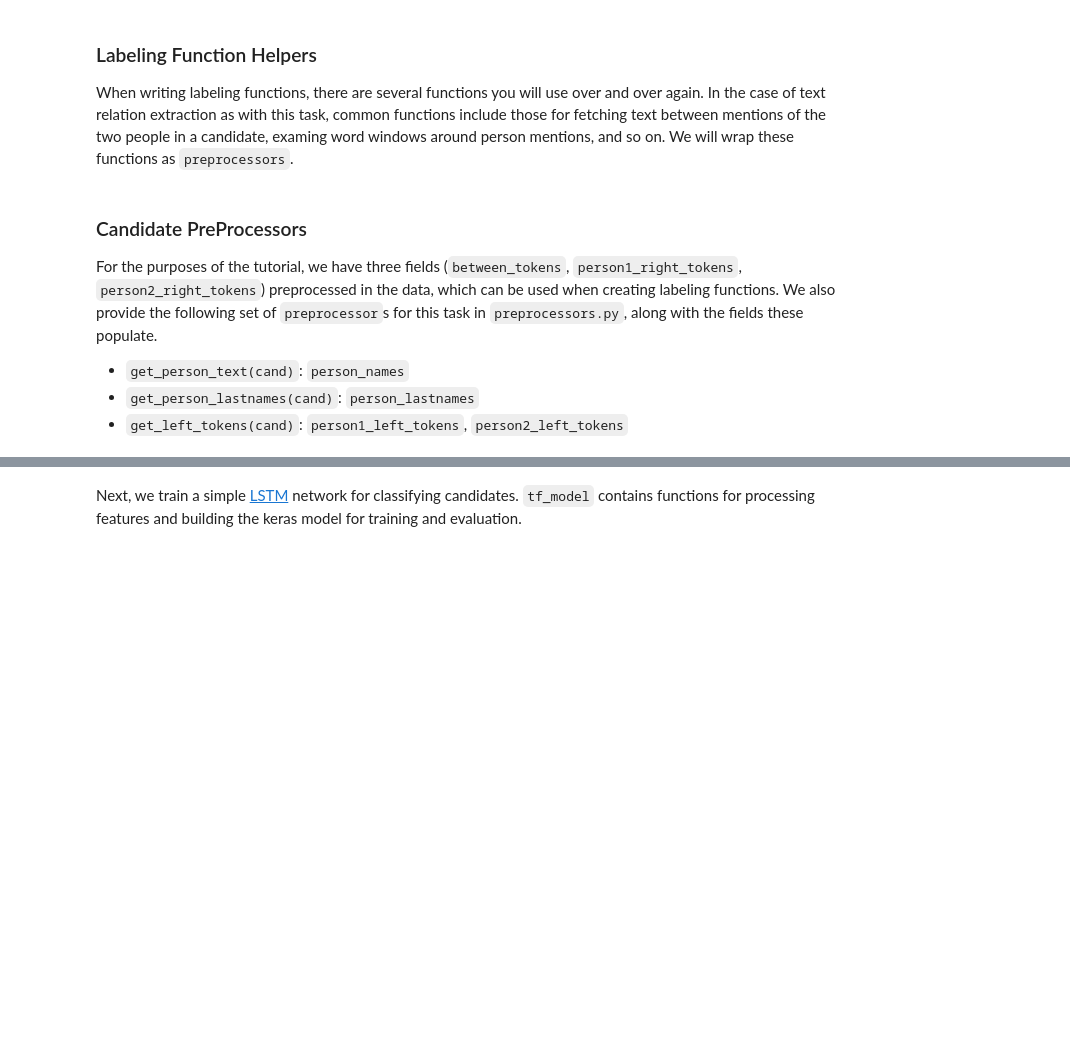
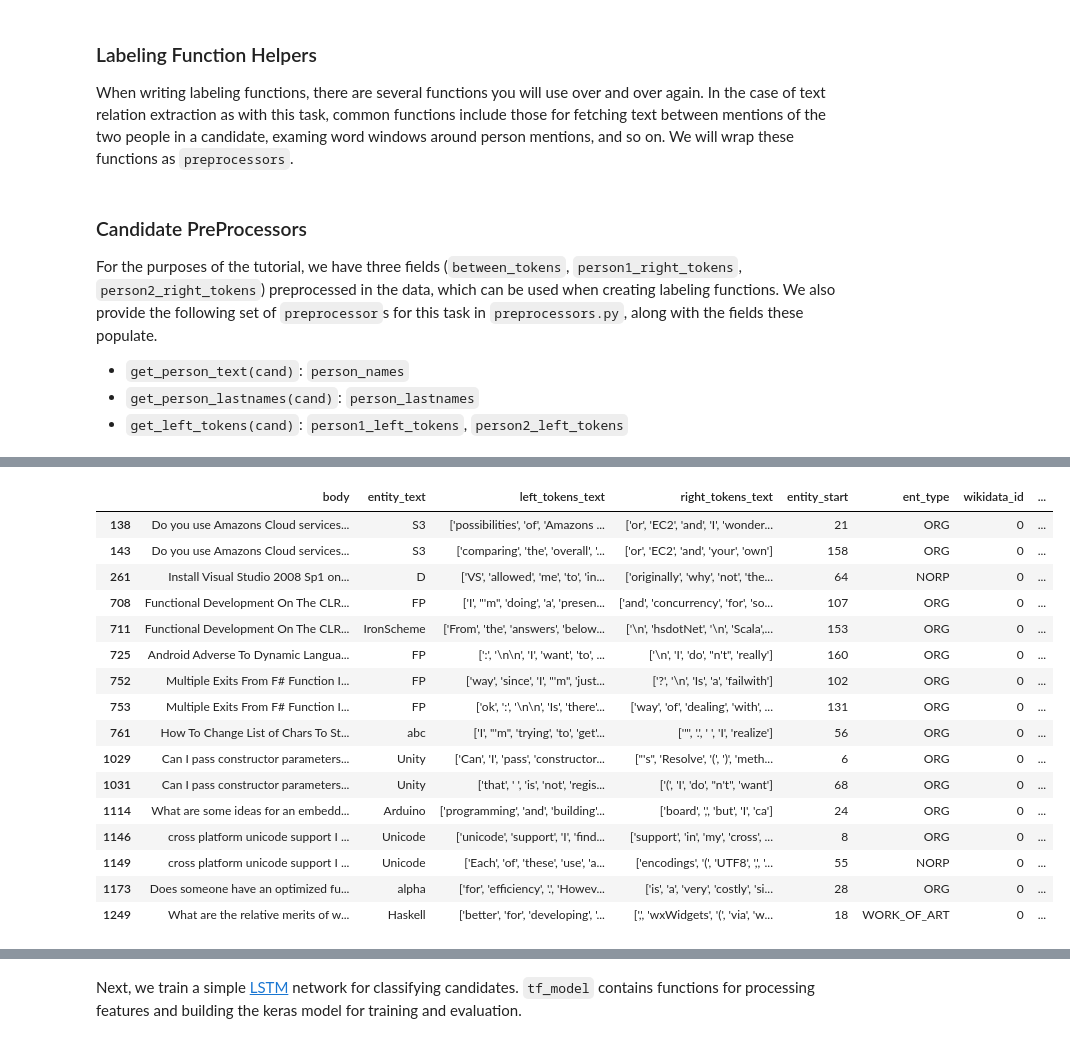
Before and after one commit to laranea/snorkel-tutorials, a Jupyter notebook: spouse/spouse_demo.ipynb, the cells around one changed output, grey strips where cells are left out. Drawn from its saved outputs; the diff is of its cells as text; code cells hidden in the pictures; blank space fills up the shorter version.

```diff
--- a/spouse/spouse_demo.ipynb
+++ b/spouse/spouse_demo.ipynb
@@ -256,18 +305,17 @@ def process_split(df, window=5):
         if entity is None:
             raise Exception('Missing entity!')
 
-        # out_row['spacy'] = doc
-        # out_row['entity'] = entity
-
         # Comment me out once I do this in the above code
         left_token_start = max(0, entity.start - 1 - window)
         left_token_end = entity.start
-        out_row['left_text'] = re_doc_1[left_token_start: left_token_end].merge()
+        left_merged_token = re_doc_1[left_token_start: left_token_end].merge()
+        out_row['left_text'] = left_merged_token.text if left_merged_token else ''
 
         # Comment me out once I do this in the above code
         right_token_start = min(entity.end, len(doc) - 1)
         right_token_end = min(entity.end + window, len(doc) - 1)
-        out_row['right_text'] = re_doc_2[right_token_start: right_token_end].merge()
+        right_merged_token = re_doc_2[right_token_start: right_token_end].merge()
+        out_row['right_text'] = right_merged_token.text if right_merged_token else ''
 
         out_rows.append(out_row)
         indexes.append(index)
@@ -398,8 +430,3 @@ test_data
 **Input Data:** `df_dev`, `df_train`, and `df_test` are `Pandas DataFrame` objects, where each row represents a particular __candidate__. For our problem, a candidate consists of a sentence, and two people mentioned in the sentence. The DataFrames contain the fields `sentence`, which refers to the sentence of the candidate, `tokens`, the tokenized form of the sentence, and `person1_word_idx` and `person2_word_idx`, which represent `[start, end]` indices in the tokens at which the first and second person's name appear, respectively.
 
 We also have certain **preprocessed fields**, that we discuss a few cells below.
-# %%
-# Don't truncate text fields in the display
-pd.set_option("display.max_colwidth", 100)
-
-df_dev.head(30)
@@ -651,0 +632,27 @@ KeyError: ('left_text', 'occurred at index 200')
+# %%
+from snorkel.labeling import PandasLFApplier
+
+lfs = [
+    lf_matches_wikidata_langs,
+    lf_lower_matches_wikidata_langs,
+    lf_matches_wikidata_os,
+    lf_matches_wikidata_os_parts,
+    lf_not_browser,
+    lf_starts_with_char,
+    lf_wrong_entity_type,
+    lf_token_count_2,
+    lf_token_count_1,
+    # lf_verb_in_noun,
+    language_keyword_lf,
+    written_keyword_lf,
+    framework_keyword_lf,
+    lf_ends_with_symbol_or_number,
+]
+applier = PandasLFApplier(lfs)
+
+from snorkel.labeling import LFAnalysis
+
+L_dev = applier.apply(df_gold)
+y_dev = df_gold.label.values
+
+LFAnalysis(L_dev, lfs).lf_summary(y_dev)
@@ -654,11 +684,27 @@ KeyError: ('left_text', 'occurred at index 200')
 # %%
 from snorkel.analysis import get_label_buckets
 
 buckets = get_label_buckets(y_dev, L_dev[:, 1])
 
-df_dev.iloc[buckets[NEGATIVE, POSITIVE]]
-
-# df_dev.iloc[]
+df_gold.iloc[buckets[NEGATIVE, POSITIVE]]
+# %% [output]
+|  | body | entity_text | left_tokens_text | right_tokens_text | entity_start | ent_type | wikidata_id | ... |
+| 138 | Do you use Amazons Cloud services... | S3 | ['possibilities', 'of', 'Amazons ... | ['or', 'EC2', 'and', 'I', 'wonder... | 21 | ORG | 0 | ... |
+| 143 | Do you use Amazons Cloud services... | S3 | ['comparing', 'the', 'overall', '... | ['or', 'EC2', 'and', 'your', 'own'] | 158 | ORG | 0 | ... |
+| 261 | Install Visual Studio 2008 Sp1 on... | D | ['VS', 'allowed', 'me', 'to', 'in... | ['originally', 'why', 'not', 'the... | 64 | NORP | 0 | ... |
+| 708 | Functional Development On The CLR... | FP | ['I', "'m", 'doing', 'a', 'presen... | ['and', 'concurrency', 'for', 'so... | 107 | ORG | 0 | ... |
+| 711 | Functional Development On The CLR... | IronScheme | ['From', 'the', 'answers', 'below... | ['\n', 'hsdotNet', '\n', 'Scala',... | 153 | ORG | 0 | ... |
+| 725 | Android Adverse To Dynamic Langua... | FP | [':', '\n\n', 'I', 'want', 'to', ... | ['\n', 'I', 'do', "n't", 'really'] | 160 | ORG | 0 | ... |
+| 752 | Multiple Exits From F# Function I... | FP | ['way', 'since', 'I', "'m", 'just... | ['?', '\n', 'Is', 'a', 'failwith'] | 102 | ORG | 0 | ... |
+| 753 | Multiple Exits From F# Function I... | FP | ['ok', ':', '\n\n', 'Is', 'there'... | ['way', 'of', 'dealing', 'with', ... | 131 | ORG | 0 | ... |
+| 761 | How To Change List of Chars To St... | abc | ['I', "'m", 'trying', 'to', 'get'... | ['"', '.', ' ', 'I', 'realize'] | 56 | ORG | 0 | ... |
+| 1029 | Can I pass constructor parameters... | Unity | ['Can', 'I', 'pass', 'constructor... | ["'s", 'Resolve', '(', ')', 'meth... | 6 | ORG | 0 | ... |
+| 1031 | Can I pass constructor parameters... | Unity | ['that', ' ', 'is', 'not', 'regis... | ['(', 'I', 'do', "n't", 'want'] | 68 | ORG | 0 | ... |
+| 1114 | What are some ideas for an embedd... | Arduino | ['programming', 'and', 'building'... | ['board', ',', 'but', 'I', 'ca'] | 24 | ORG | 0 | ... |
+| 1146 | cross platform unicode support I ... | Unicode | ['unicode', 'support', 'I', 'find... | ['support', 'in', 'my', 'cross', ... | 8 | ORG | 0 | ... |
+| 1149 | cross platform unicode support I ... | Unicode | ['Each', 'of', 'these', 'use', 'a... | ['encodings', '(', 'UTF8', ',', '... | 55 | NORP | 0 | ... |
+| 1173 | Does someone have an optimized fu... | alpha | ['for', 'efficiency', '.', 'Howev... | ['is', 'a', 'very', 'costly', 'si... | 28 | ORG | 0 | ... |
+| 1249 | What are the relative merits of w... | Haskell | ['better', 'for', 'developing', '... | [',', 'wxWidgets', '(', 'via', 'w... | 18 | WORK_OF_ART | 0 | ... |
 # %%
 from snorkel.labeling import LabelModel
 
```
Also changed, not shown: parts of 55 cells of this notebook.
